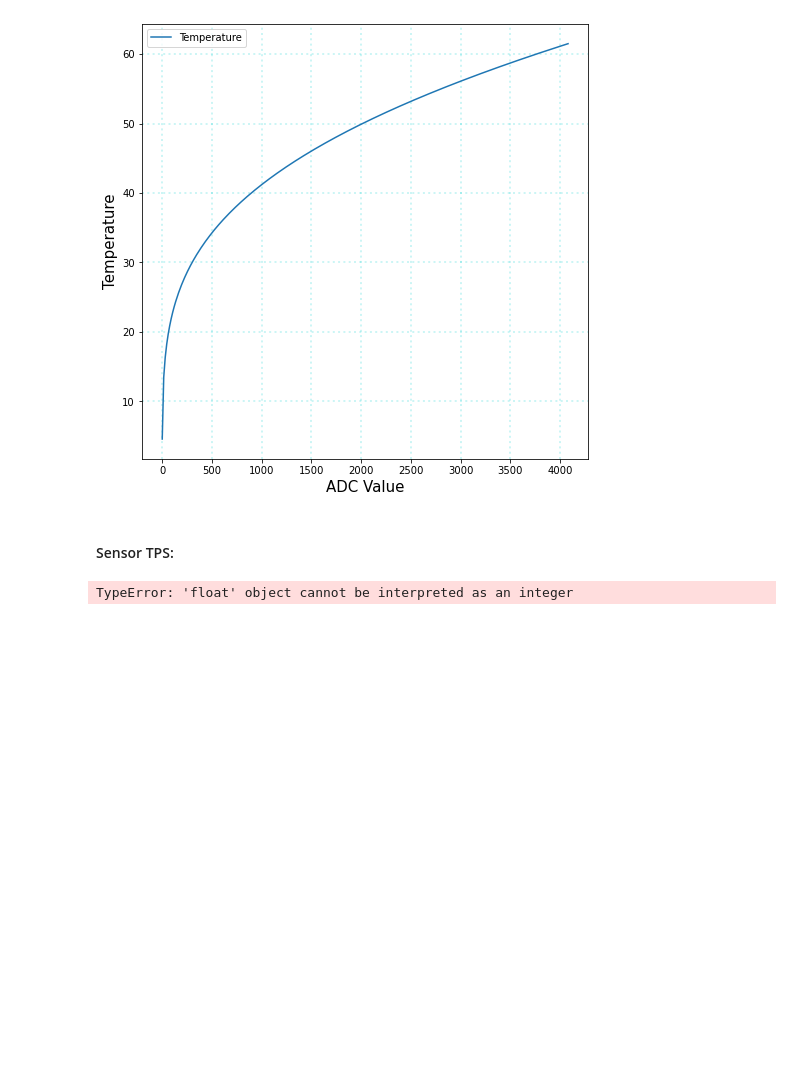
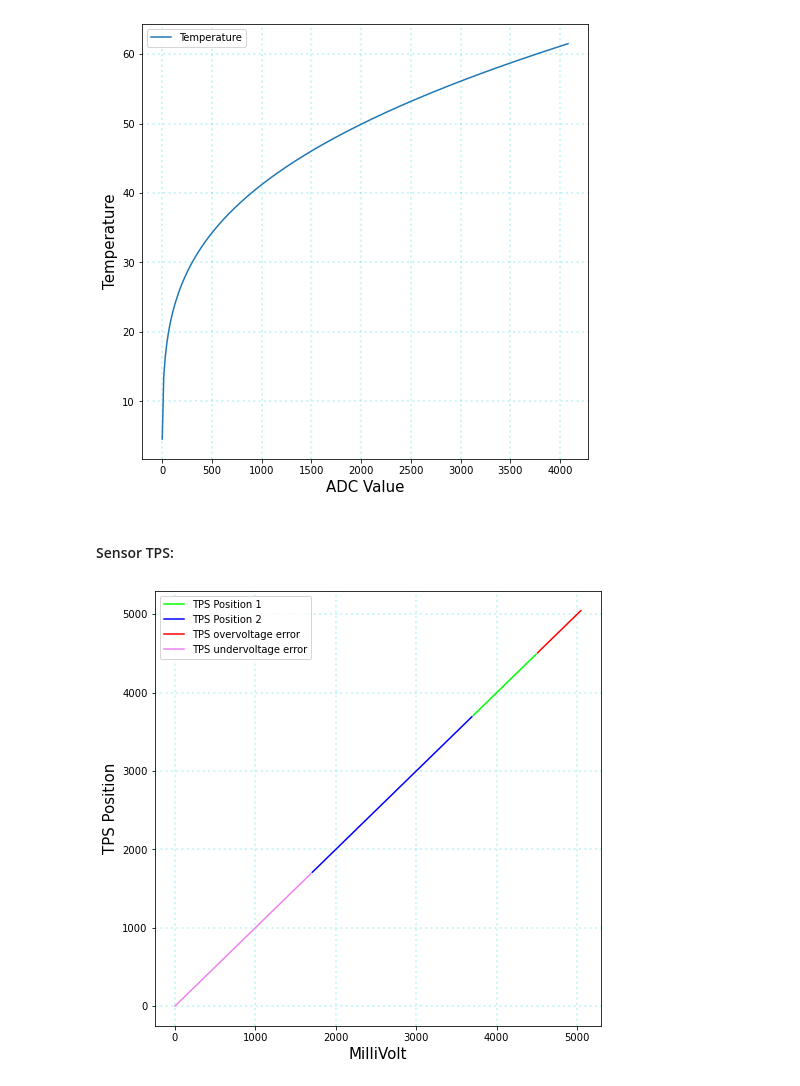
Before and after one commit to openefi/Jupyter-Calcs, a Jupyter notebook: Sensors.ipynb, the cells around one changed output. Cells and saved outputs as stored; diff of their text form; code cells hidden in the pictures; blank space fills up the shorter version.

```diff
--- a/Sensors.ipynb
+++ b/Sensors.ipynb
@@ -97,7 +97,7 @@ for ADC_Value in sample_adc_values():
     if ADC_Value != 0:
         mV = converto_to_volt(ADC_Value)  * 1.534
         vref.append(mV)
-        tps.calc.argtypes = [c_int32]
+        tps.calc.argtypes = [ctypes.c_int32]
         tps.calc.restype = ctypes.c_int32
         mvValue = ctypes.c_uint32(int(mV)).value
 
@@ -105,31 +105,31 @@ for ADC_Value in sample_adc_values():
             if mV > 1700:
                 Volt2.append(mV)
                 Pos2.append(mvValue)
             else:
                 Volt_err2.append(mV)
                 err2.append(mvValue)
 
         if mV > 3695:
             if mV < 4500:
                 Volt1.append(mV)
                 Pos1.append(mvValue)
             else:
                 Volt_err1.append(mV)
                 err1.append(mvValue)
 
 # vamo' a plotear (plotear tambien valores que dispara DTC con otro color?)
 
 plt.plot(Volt1, Pos1, label='TPS Position 1',color="lime")
 plt.plot(Volt2, Pos2, label='TPS Position 2',color="blue")
 
 plt.plot(Volt_err1, err1, label='TPS overvoltage error',color="red")
 plt.plot(Volt_err2, err2, label='TPS undervoltage error',color="violet")
 
 plt.xlabel('MilliVolt', fontsize=15)
 plt.ylabel('TPS Position', fontsize=15)
 plt.grid(b=True, color='DarkTurquoise', alpha=0.2, linestyle=':', linewidth=2)
 plt.rcParams['figure.figsize'] = [6, 6]
 plt.legend()
 plt.show()
 # %% [output]
-TypeError: 'float' object cannot be interpreted as an integer
+[figure, added]
```
